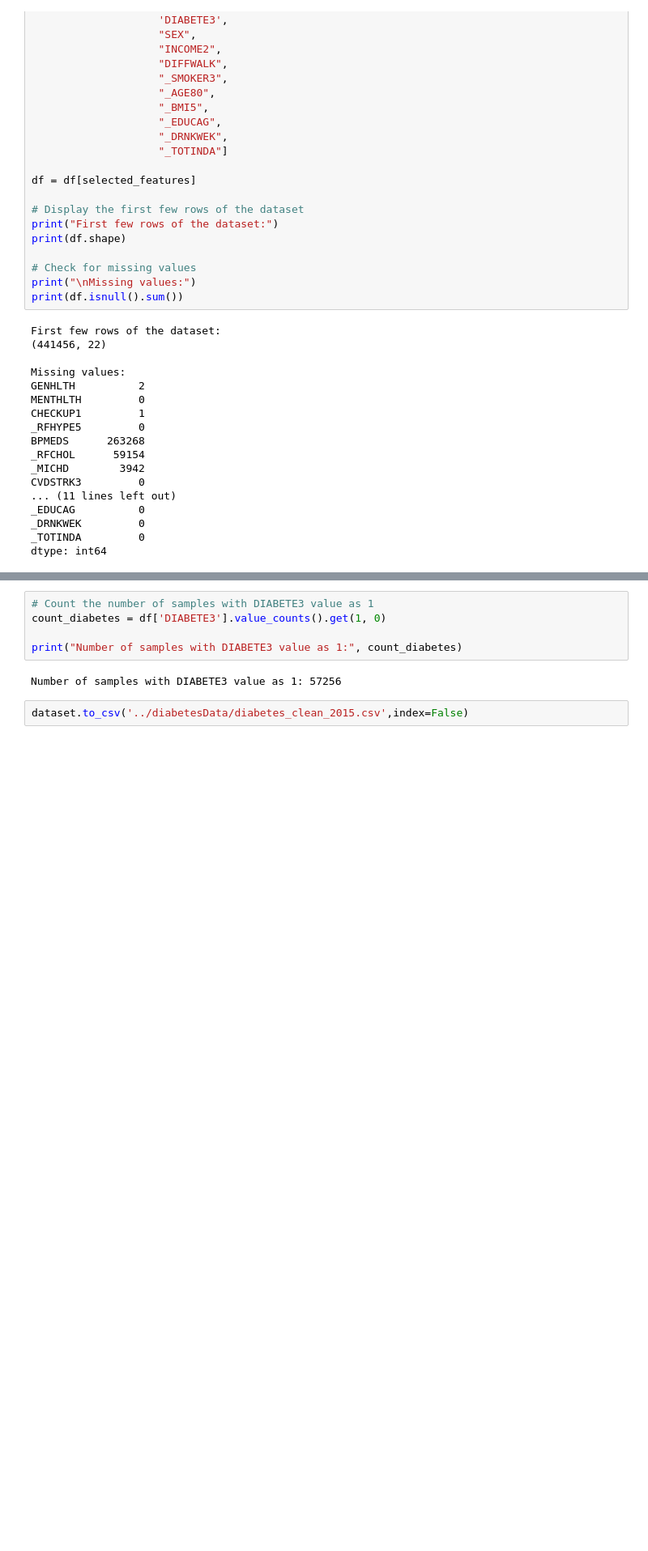
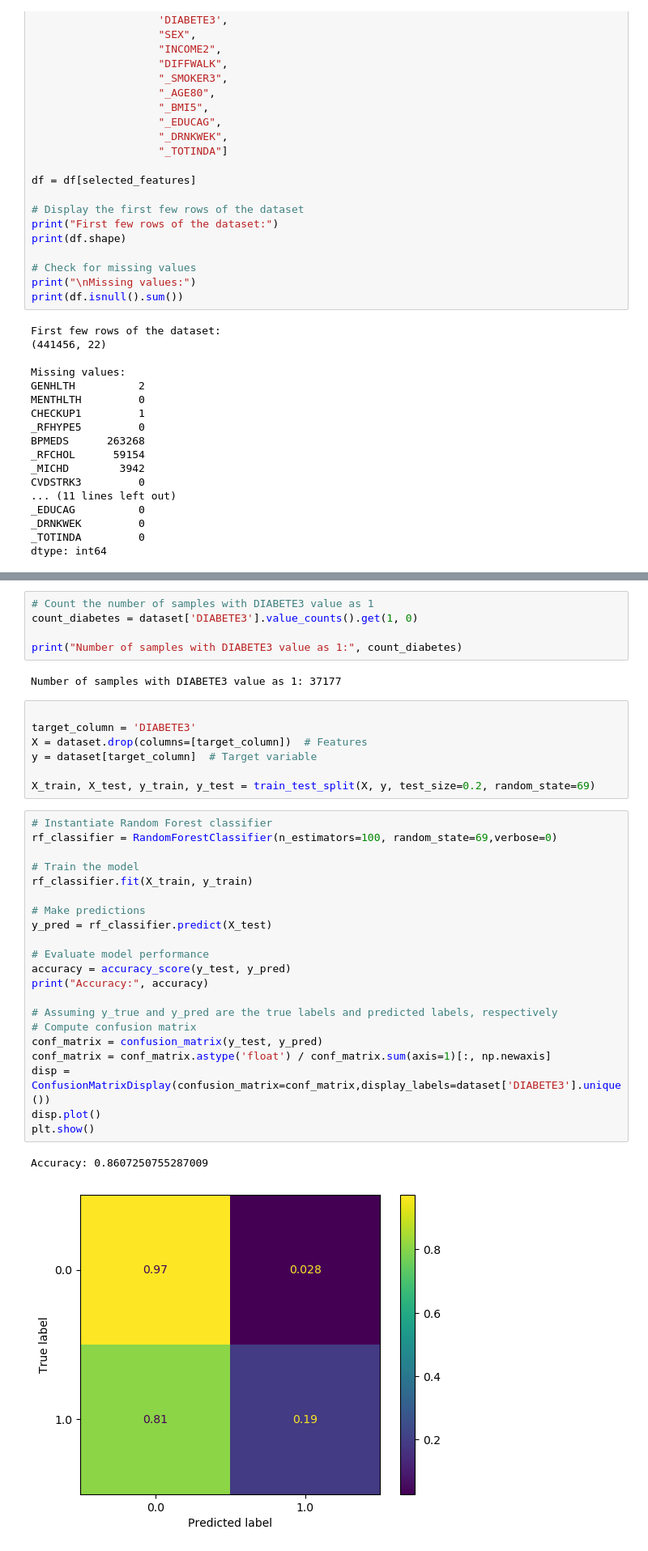
Before and after one commit to PaulStratton56/Hack-Merced-IX, a Jupyter notebook: hackmercedxi/machine_learning/eda.ipynb, the cells around one changed output, grey strips where cells are left out. Shown at 81% size. Drawn from its saved outputs; the diff is of its cells as text; blank space fills up the shorter version.

Commit message:
forrest classifiers

```diff
--- a/hackmercedxi/machine_learning/eda.ipynb
+++ b/hackmercedxi/machine_learning/eda.ipynb
@@ -137,9 +142,38 @@ plt.show()
 # %%
 # Count the number of samples with DIABETE3 value as 1
-count_diabetes = df['DIABETE3'].value_counts().get(1, 0)
+count_diabetes = dataset['DIABETE3'].value_counts().get(1, 0)
 
 print("Number of samples with DIABETE3 value as 1:", count_diabetes)
 # %% [output]
-Number of samples with DIABETE3 value as 1: 57256
+Number of samples with DIABETE3 value as 1: 37177
-# %%
-dataset.to_csv('../diabetesData/diabetes_clean_2015.csv',index=False)
+# %%
+
+target_column = 'DIABETE3'
+X = dataset.drop(columns=[target_column])  # Features
+y = dataset[target_column]  # Target variable
+
+X_train, X_test, y_train, y_test = train_test_split(X, y, test_size=0.2, random_state=69)
+# %%
+# Instantiate Random Forest classifier
+rf_classifier = RandomForestClassifier(n_estimators=100, random_state=69,verbose=0)
+
+# Train the model
+rf_classifier.fit(X_train, y_train)
+
+# Make predictions
+y_pred = rf_classifier.predict(X_test)
+
+# Evaluate model performance
+accuracy = accuracy_score(y_test, y_pred)
+print("Accuracy:", accuracy)
+
+# Assuming y_true and y_pred are the true labels and predicted labels, respectively
+# Compute confusion matrix
+conf_matrix = confusion_matrix(y_test, y_pred)
+conf_matrix = conf_matrix.astype('float') / conf_matrix.sum(axis=1)[:, np.newaxis]
+disp = ConfusionMatrixDisplay(confusion_matrix=conf_matrix,display_labels=dataset['DIABETE3'].unique())
+disp.plot()
+plt.show()
+# %% [output]
+Accuracy: 0.8607250755287009
+[figure, added]
```
Also changed, not shown: parts of 5 cells of this notebook, 1 other file.
